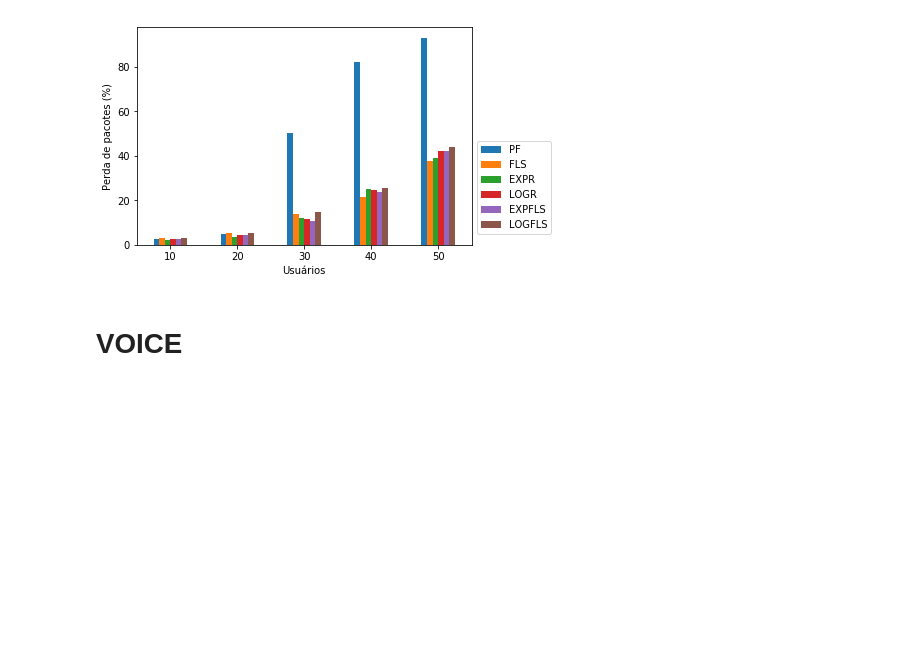
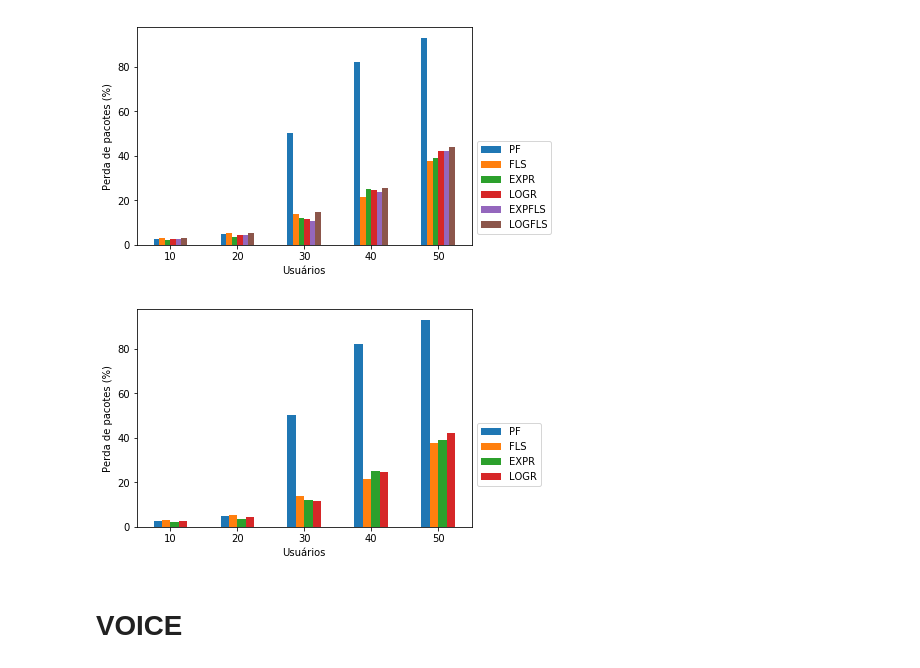
Before and after one commit to gdbranco/lte-sim-dev-new, a Jupyter notebook: myStuff/scripts/FLSPass/DelayVariavel/P50_50.ipynb, the cells around one changed output. Drawn from its saved outputs; the diff is of its cells as text; code cells hidden in the pictures; blank space fills up the shorter version.

```diff
--- a/myStuff/scripts/FLSPass/DelayVariavel/P50_50.ipynb
+++ b/myStuff/scripts/FLSPass/DelayVariavel/P50_50.ipynb
@@ -153,6 +157,10 @@ graphicWriter.fairnessFile(kind, True, True)
 graphicWriter.plrFile(kind, True, True)
 # %% [output]
 [figure]
+# %%
+graphicWriter.plrFile(kind, True, False)
+# %% [output]
+[figure, added]
 # %% [markdown]
 # VOICE
 # %%
```
Also changed, not shown: parts of 1 cell of this notebook, 2 other files.
